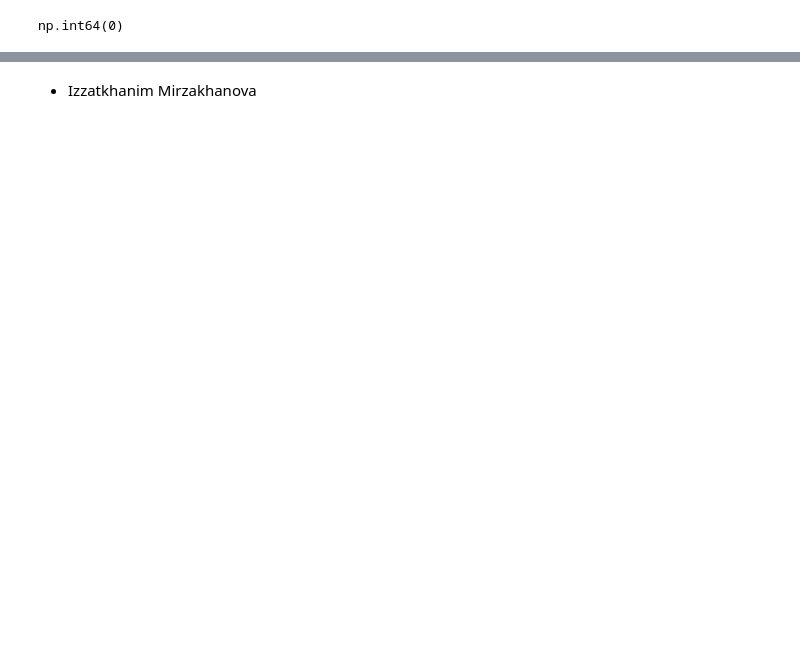
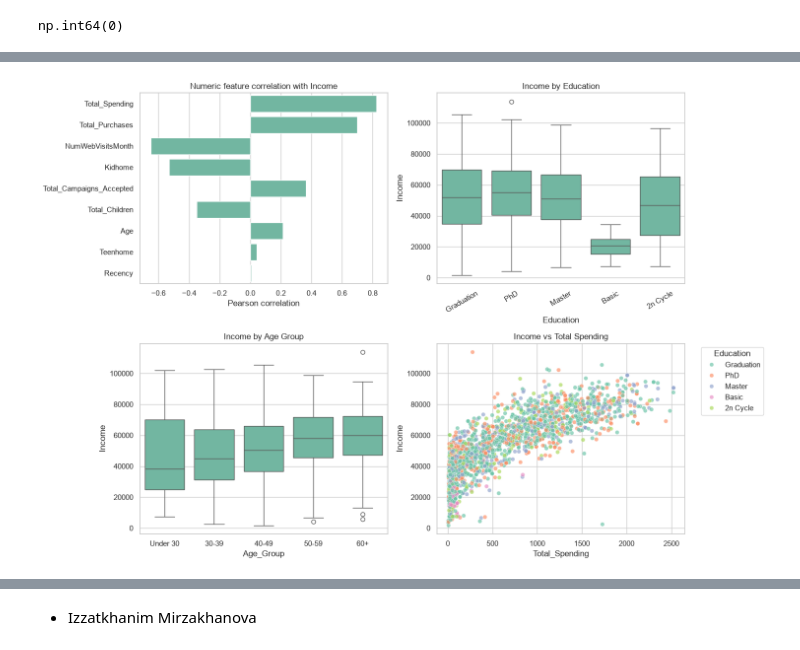
Before and after one commit to AGR533/Customer_Personality_Analysis, a Jupyter notebook: cleaning.ipynb, the cells around one changed output, grey strips where cells are left out. Saved outputs shown, nothing was run; the diff lists cells and outputs as text; code cells hidden in the pictures; blank space fills up the shorter version.

```diff
--- a/cleaning.ipynb
+++ b/cleaning.ipynb
@@ -111,0 +306,34 @@ df.describe(include="all").T
+# %%
+fig, axes = plt.subplots(2, 2, figsize=(15, 10))
+
+sns.barplot(
+    data=income_correlations.reset_index(),
+    x="income_correlation",
+    y="index",
+    ax=axes[0, 0],
+)
+axes[0, 0].set_title("Numeric feature correlation with Income")
+axes[0, 0].set_xlabel("Pearson correlation")
+axes[0, 0].set_ylabel("")
+
+sns.boxplot(data=known_income, x="Education", y="Income", ax=axes[0, 1])
+axes[0, 1].set_title("Income by Education")
+axes[0, 1].tick_params(axis="x", rotation=30)
+
+sns.boxplot(data=known_income, x="Age_Group", y="Income", ax=axes[1, 0])
+axes[1, 0].set_title("Income by Age Group")
+
+sns.scatterplot(
+    data=known_income,
+    x="Total_Spending",
+    y="Income",
+    hue="Education",
+    alpha=0.65,
+    ax=axes[1, 1],
+)
+axes[1, 1].set_title("Income vs Total Spending")
+axes[1, 1].legend(title="Education", bbox_to_anchor=(1.05, 1), loc="upper left")
+
+plt.tight_layout()
+# %% [output]
+[figure, added]
```
Also changed, not shown: parts of 20 cells of this notebook, 2 other files.
